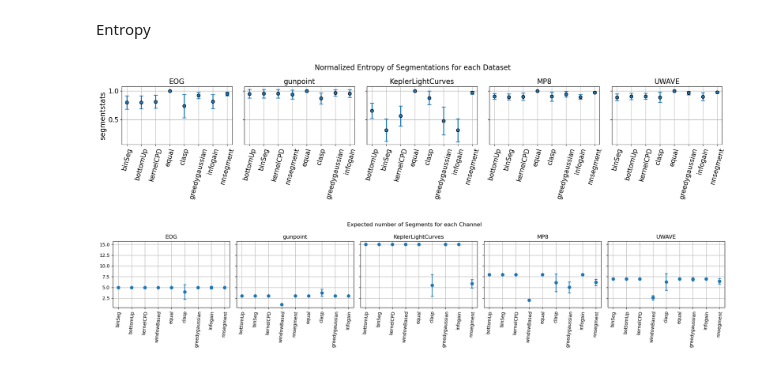
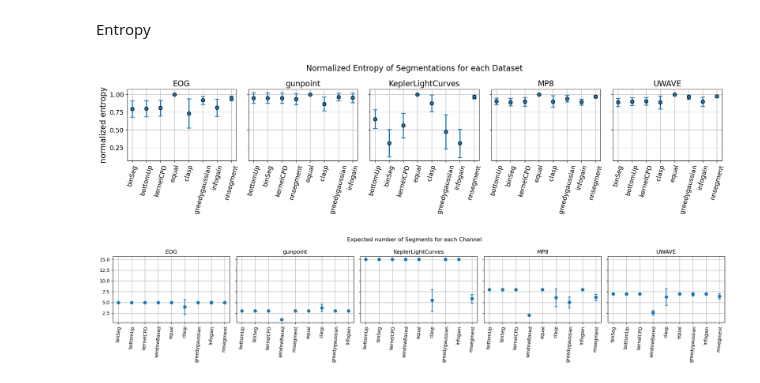
Before and after one commit to davide-serramazza/segment_SHAP, a Jupyter notebook: evaluate_segmentations.ipynb, the cells around one changed output. Cells and saved outputs as stored; diff of their text form; code cells hidden in the pictures.

Commit message:
adjusted ylabelsize on entropy render

```diff
--- a/evaluate_segmentations.ipynb
+++ b/evaluate_segmentations.ipynb
@@ -208,7 +208,7 @@ segmentation_names = df['Segmentation'].unique()
 mask = (df["Metric"]=="segmentstats")
 df2 = df.loc[mask, ["Dataset", "Segmentation", "Perturb", "Result"]]
 
-fig, ax = plt.subplots(1, len(dataset_names), figsize = (20,4.5), sharex=False, sharey=True)
+fig, ax = plt.subplots(1, len(dataset_names), figsize = (18,4.5), sharex=False, sharey=True)
 
 for i, dataset_name in enumerate(dataset_names):
 
@@ -218,36 +218,36 @@ for i, dataset_name in enumerate(dataset_names):
 
     mask = (df3["Perturb"]=="entropy_mean")
     df4 = df3.loc[mask, ["Segmentation", "Result"]]
 
     labels = df4["Segmentation"].values
     mus = df4["Result"].values
 
     mask = (df3["Perturb"]=="entropy_std")
     df5 = df3.loc[mask, ["Segmentation", "Result"]]
     sigmas = df5["Result"].values
 
     ax[i].errorbar(labels, mus, sigmas, linestyle='None', marker='o',
                         markersize=7,
                         markeredgecolor='black',      # Outline color
                         markeredgewidth=1,          # Outline thickness
                         #linewidth=2.0,
                         elinewidth=2.0,   # Thickness of the error bar lines
                         capsize=4,        # Length of the error bar caps
                         capthick=3.0,)
     ax[i].grid()
     ax[i].tick_params("x", rotation=75)
     ax[i].set_title(dataset_name, fontsize=fontsize )
-    ax[i].tick_params(axis='both', labelsize=fontsize - 1)
+    ax[i].tick_params(axis='both', labelsize=fontsize - 3)
     #ax[i].tick_params(axis='x', labelsize=fontsize)
 
-    ax[0].set_ylabel(metric_name, fontsize=fontsize)
+    ax[0].set_ylabel("normalized entropy", fontsize=fontsize)
 
 fig_name = "Normalized Entropy of Segmentations for each Dataset" #
 fig.suptitle(fig_name, fontsize=fontsize)
 fig.tight_layout()
 fig.savefig(images_path + "/entropy/" + fig_name + ".png", dpi=200) #
 # %% [output]
-[figure, old version]
+[figure, new version]
 # %%
 dataset_names = df["Dataset"].unique()
 segmentation_names = df['Segmentation'].unique()
```
Also changed, not shown: 1 other file.
